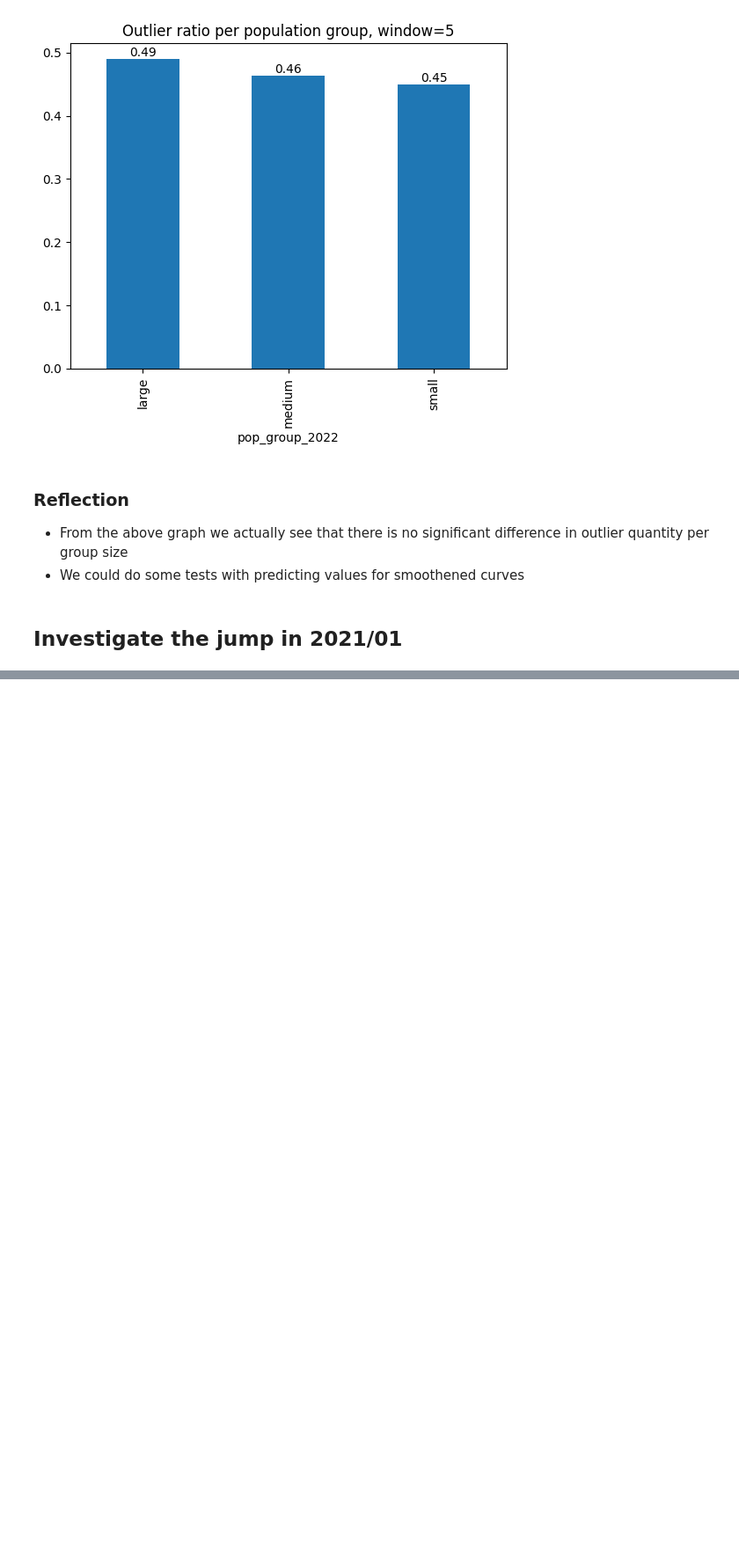
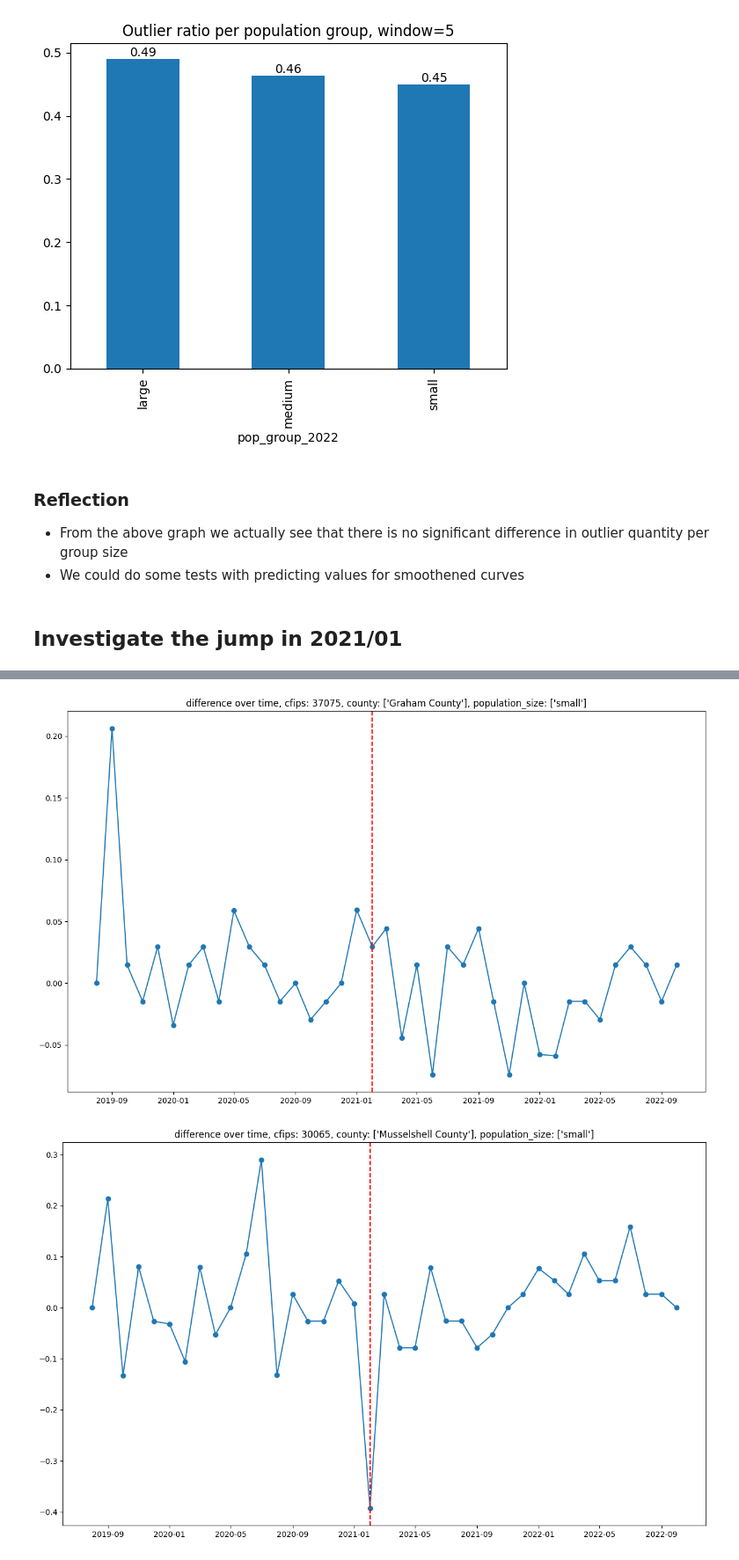
Before and after one commit to Jose-Sabater/kagglecomp-GoDaddy-timeseries, a Jupyter notebook: nb/01_02_feature_exploration_cont.ipynb, the cells around one changed output, grey strips where cells are left out. Shown at 88% size. Cells and saved outputs as stored; diff of their text form; code cells hidden in the pictures; blank space fills up the shorter version.

```diff
--- a/nb/01_02_feature_exploration_cont.ipynb
+++ b/nb/01_02_feature_exploration_cont.ipynb
@@ -356,0 +364,4 @@ for i in range(10):
+# %%
+df["prev_microbusiness_density"] = df.groupby("cfips")["microbusiness_density"].shift(1)
+df["difference"] = df["microbusiness_density"] - df["prev_microbusiness_density"]
+df.loc[df.groupby("cfips").head(1).index, "difference"] = 0
@@ -356,0 +377,21 @@ for i in range(10):
+# %%
+for i in range(3):
+    c = np.random.choice(cfips)
+    temp_df = df[df["cfips"] == c]
+    fig, ax = plt.subplots(1, 1, figsize=(15, 9))
+    ax.plot(
+        temp_df["first_day_of_month"],
+        temp_df["difference"],
+        "-o",
+        label="difference",
+    )
+    # plot a vertical line for the date 2021-02-01 we chose the next month because its where the difference is recorded
+    ax.axvline(
+        pd.to_datetime("2021-02-01"), color="red", linestyle="--", label="2021-01-01"
+    )
+    ax.set_title(
+        f"difference over time, cfips: {c}, county: {temp_df['county'].unique()}, population_size: {temp_df['pop_group_2022'].unique()}"
+    )
+# %% [output]
+[figure, added]
+[figure, added]
```
Also changed, not shown: parts of 18 cells of this notebook.
